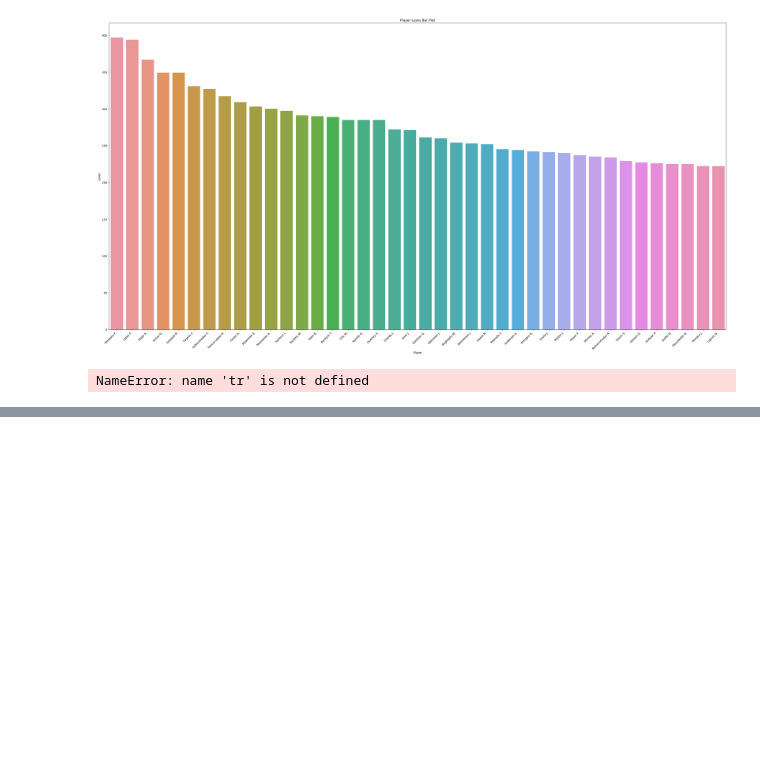
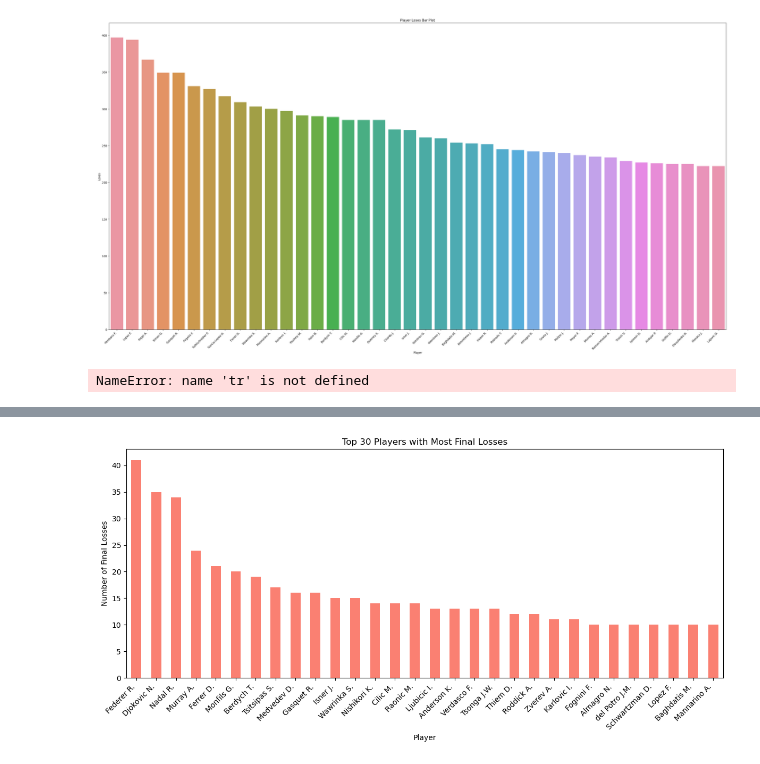
Before and after one commit to sprogl/sporting-bet-prediction, a Jupyter notebook: Data notebooks first report/ATP_notebook_two_Patrick_cleaned_images.ipynb, the cells around one changed output, grey strips where cells are left out. Drawn from its saved outputs; the diff is of its cells as text; code cells hidden in the pictures; blank space fills up the shorter version.

```diff
--- a/Data notebooks first report/ATP_notebook_two_Patrick_cleaned_images.ipynb
+++ b/Data notebooks first report/ATP_notebook_two_Patrick_cleaned_images.ipynb
@@ -376,0 +502,21 @@ cleaned
+# %%
+# Filter the DataFrame to include only matches that are finals
+final_matches = df[df['Round'] == 'The Final']
+
+# Count the number of losses for each player in these final matches
+final_losses_count = final_matches['Loser'].value_counts()
+
+# Select the top 30 players with the most final losses
+top_30_final_losses = final_losses_count.head(30)
+
+# Create a bar plot
+plt.figure(figsize=(12, 6))
+top_30_final_losses.plot(kind='bar', color='salmon')
+plt.xlabel('Player')
+plt.ylabel('Number of Final Losses')
+plt.title('Top 30 Players with Most Final Losses')
+plt.xticks(rotation=45, ha='right')
+plt.tight_layout()
+plt.show()
+# %% [output]
+[figure, added]
```
Also changed, not shown: parts of 7 cells of this notebook, 1 other file.
